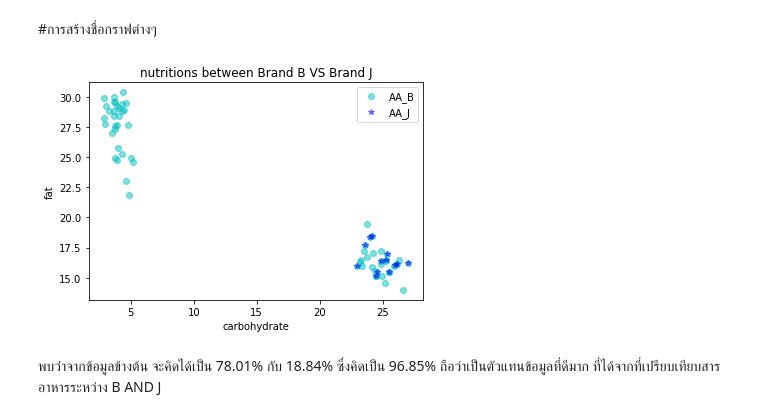
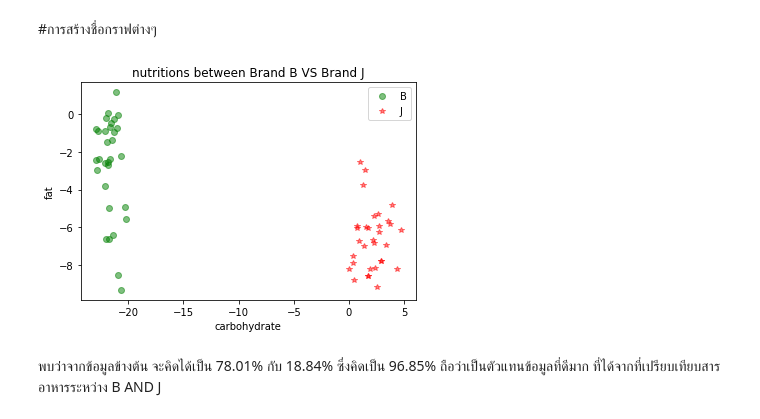
Before and after one commit to chalarm1405/multivariate, a Jupyter notebook: Exam01.ipynb, the cells around one changed output. Drawn from its saved outputs; the diff is of its cells as text; code cells hidden in the pictures.

```diff
--- a/Exam01.ipynb
+++ b/Exam01.ipynb
@@ -249,14 +249,14 @@ plt.legend()
 # %% [markdown]
 #การสร้างชื่อกราฟต่างๆ
 # %%
-plt.plot(test['carb'][:100],test['fat'][:100],'oc',alpha=0.5,label = 'AA_B')
-plt.plot(test['carb'][50:100],test['fat'][50:100],'*b',alpha=0.5,label = 'AA_J')
+plt.plot(BrandB_pca[:,0],BrandB_pca[:,1],'og',alpha=0.5,label='B')
+plt.plot(BrandJ_pca[:,0],BrandJ_pca[:,1],'*r',alpha=0.5,label='J')
 plt.legend()
-plt.title('nutritions between Brand B VS Brand J'); #เป็นขั้นตอนการตั้งชื่อกราฟโดยใช้ .title
-plt.xlabel('carbohydrate'); ##ชื่อแกน x (ใส่ ; เพื่อไม่ให้ตัวหนังสือทับกับกราฟ โดยต้องใส่ลงไปหลังคำสั่งต่างๆ)
+plt.title('nutritions between Brand B VS Brand J') #ตั้งชื่อกราฟ
+plt.xlabel('carbohydrate') #ชื่อแกน X
 plt.ylabel('fat'); ##ชื่อแกน y
 # %% [output]
-[figure, old version]
+[figure, new version]
 # %% [markdown]
 พบว่่าจากข้อมูลข้างต้น จะคิดได้เป็น 78.01% กับ 18.84% ซึ่งคิดเป็น 96.85% ถือว่าเป็นตัวแทนข้อมูลที่ดีมาก ที่ได้จากที่เปรียบเทียบสารอาหารระหว่าง  B AND J
 # %% [markdown]
```
Also changed, not shown: parts of 24 cells of this notebook.
